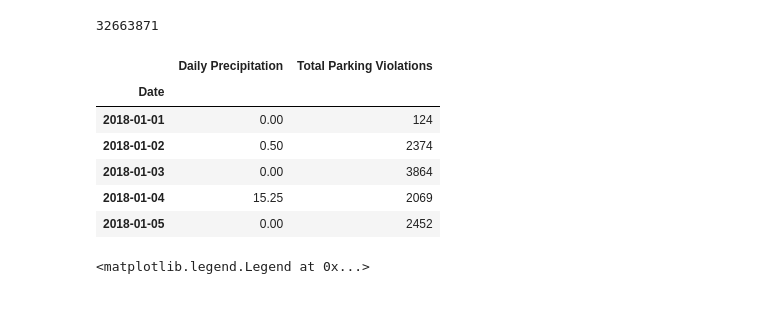
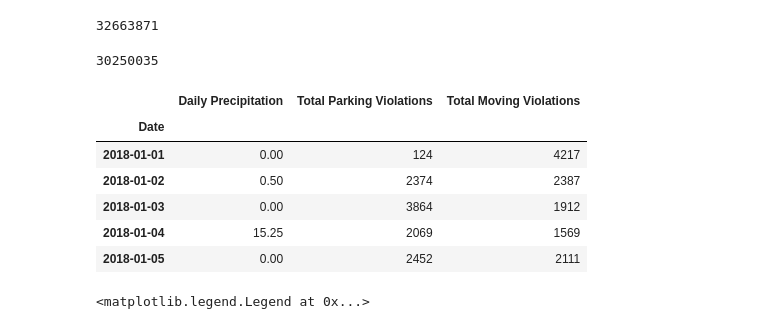
Before and after one commit to TPD119/GW_Project2_ETL, a Jupyter notebook: parking_moving_violations_dc.ipynb, the cells around one changed output. Saved outputs shown, nothing was run; the diff lists cells and outputs as text; code cells hidden in the pictures.

```diff
--- a/parking_moving_violations_dc.ipynb
+++ b/parking_moving_violations_dc.ipynb
@@ -228,21 +228,29 @@ parking_weather_df.head()
 print(len(parking_weather_df))
 # %% [output]
 32663871
+# %%
+moving_weather_df = pd.merge(moving_df, weather_frame, on='Date', how='left')
+moving_weather_df.head()
+print(len(moving_weather_df))
+# %% [output]
+30250035
 # %%
 #Create new DataFrame with date, precipitation and count for parking and moving violations
 precip_date = weather_frame.groupby('Date')['precipitation'].sum()
 parking_date = parking_frame.groupby('Date')['VIOLATION_CODE'].count()
-parking_moving_weather_df = pd.DataFrame({'Daily Precipitation': precip_date, 'Total Parking Violations': parking_date})
+moving_date = moving_df.groupby('Date')['VIOLATION_CODE'].count()
+parking_moving_weather_df = pd.DataFrame({'Daily Precipitation': precip_date, 'Total Parking Violations': parking_date,
+                                         'Total Moving Violations': moving_date})
 parking_moving_weather_df.reset_index()
 parking_moving_weather_df.head()
 # %% [output]
-|  | Daily Precipitation | Total Parking Violations |
-| Date |  |  |
-| 2018-01-01 | 0.00 | 124 |
-| 2018-01-02 | 0.50 | 2374 |
-| 2018-01-03 | 0.00 | 3864 |
-| 2018-01-04 | 15.25 | 2069 |
-| 2018-01-05 | 0.00 | 2452 |
+|  | Daily Precipitation | Total Parking Violations | Total Moving Violations |
+| Date |  |  |  |
+| 2018-01-01 | 0.00 | 124 | 4217 |
+| 2018-01-02 | 0.50 | 2374 | 2387 |
+| 2018-01-03 | 0.00 | 3864 | 1912 |
+| 2018-01-04 | 15.25 | 2069 | 1569 |
+| 2018-01-05 | 0.00 | 2452 | 2111 |
 # %%
 #Create scatter plot to show relationship between precipitation, parking and moving violations
 parking_precip_plt = plt.scatter(precip_date, parking_date, color = 'blue', s = 8, label = 'Parking')
```
Also changed, not shown: parts of 16 cells of this notebook, 2 other files.
